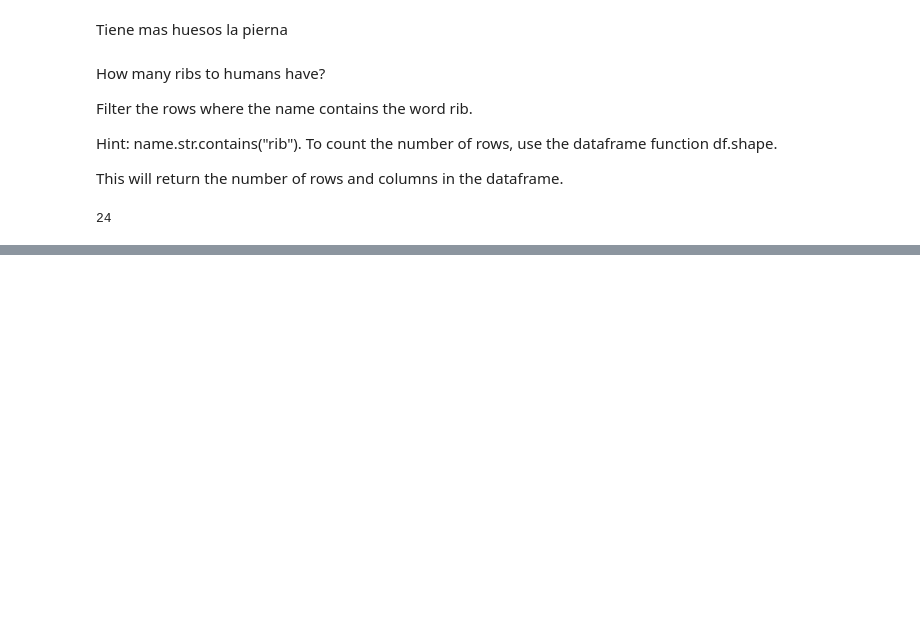
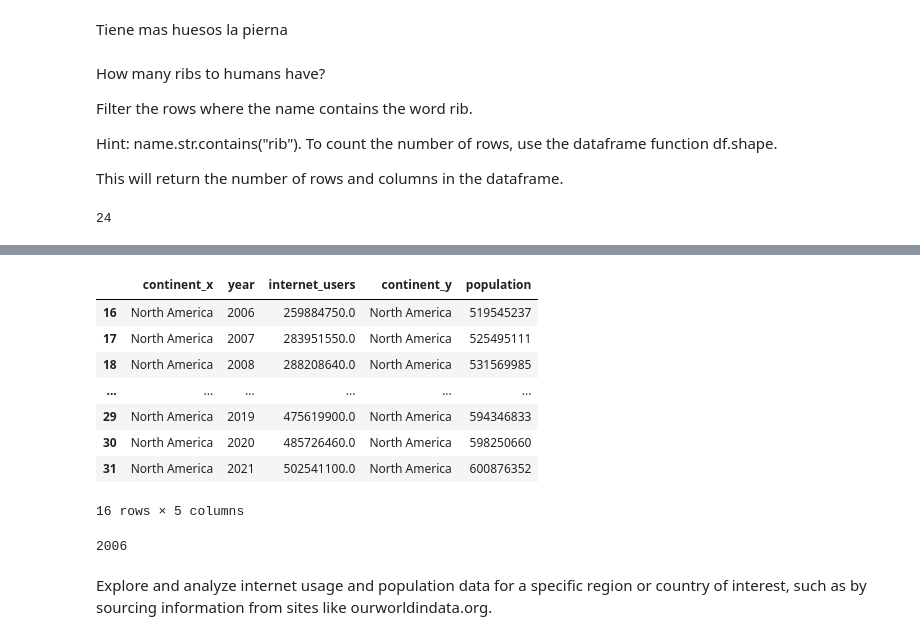
Before and after one commit to vidalesdavid/mineria_de_datos, a Jupyter notebook: Mineria_de_datos_183060.ipynb, the cells around one changed output, grey strips where cells are left out. Cells and saved outputs as stored; diff of their text form; code cells hidden in the pictures; blank space fills up the shorter version.

```diff
--- a/Mineria_de_datos_183060.ipynb
+++ b/Mineria_de_datos_183060.ipynb
@@ -931,0 +1090,18 @@ ribs_count
+# %%
+pop_int_NorthAmerica.query('population*0.5<internet_users')
+# %% [output]
+|  | continent_x | year | internet_users | continent_y | population |
+| 16 | North America | 2006 | 259884750.0 | North America | 519545237 |
+| 17 | North America | 2007 | 283951550.0 | North America | 525495111 |
+| 18 | North America | 2008 | 288208640.0 | North America | 531569985 |
+| ... | ... | ... | ... | ... | ... |
+| 29 | North America | 2019 | 475619900.0 | North America | 594346833 |
+| 30 | North America | 2020 | 485726460.0 | North America | 598250660 |
+| 31 | North America | 2021 | 502541100.0 | North America | 600876352 |
+16 rows × 5 columns
+# %%
+int(pop_int_NorthAmerica.query('population*0.5<internet_users').iloc[0]['year'])
+# %% [output]
+2006
+# %% [markdown]
+Explore and analyze internet usage and population data for a specific region or country of interest, such as by sourcing information from sites like ourworldindata.org.
```
Also changed, not shown: parts of 15 cells of this notebook.
